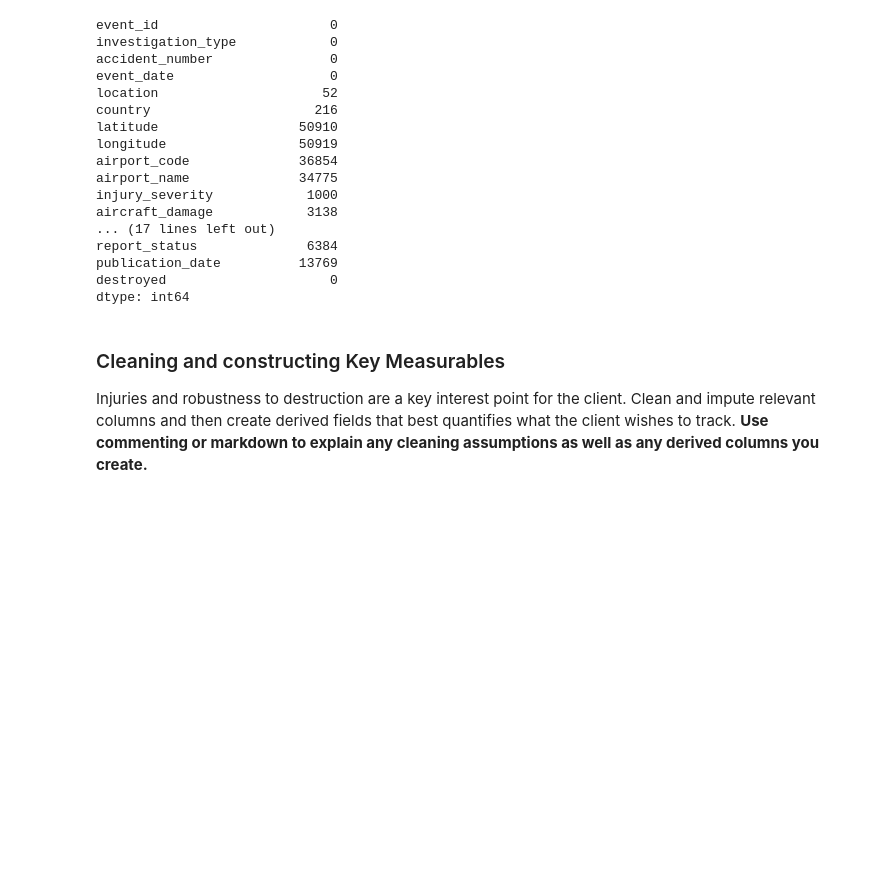
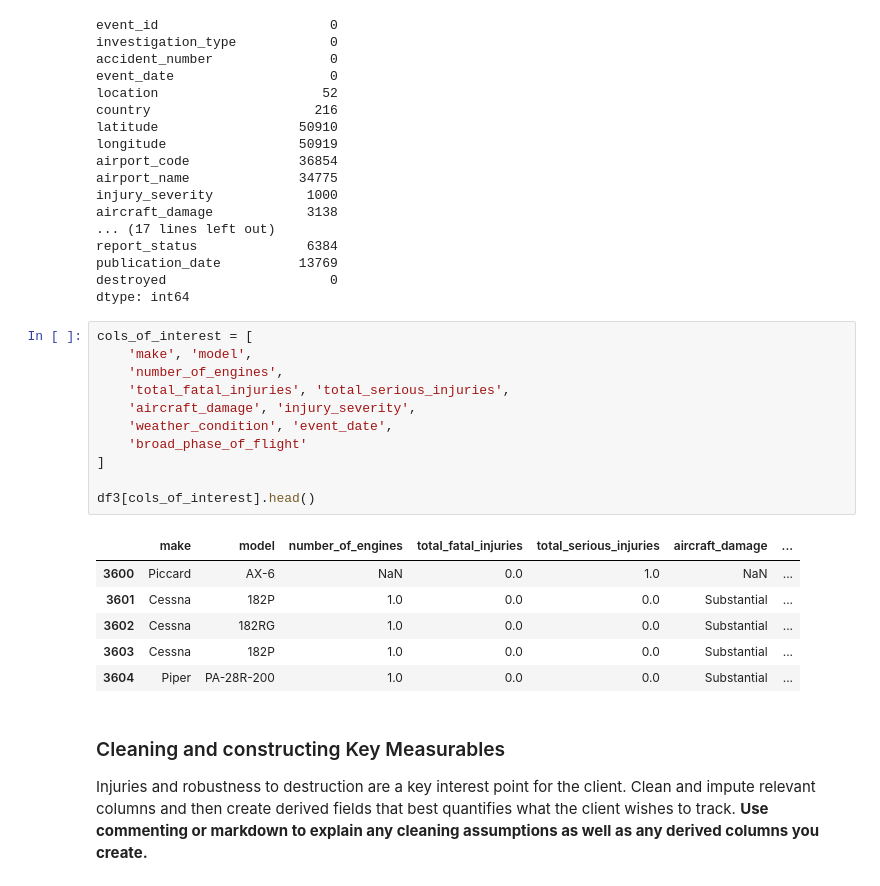
Before and after one commit to nelly-mbatha/Mod2_Summative_Lab, a Jupyter notebook: Aviation_Accidents_Cleaning.ipynb, the cells around one changed output. Cells and saved outputs as stored; diff of their text form; blank space fills up the shorter version.

```diff
--- a/Aviation_Accidents_Cleaning.ipynb
+++ b/Aviation_Accidents_Cleaning.ipynb
@@ -348,6 +348,24 @@ report_status              6384
 publication_date          13769
 destroyed                     0
 dtype: int64
+# %%
+cols_of_interest = [
+    'make', 'model',
+    'number_of_engines',
+    'total_fatal_injuries', 'total_serious_injuries',
+    'aircraft_damage', 'injury_severity',
+    'weather_condition', 'event_date',
+    'broad_phase_of_flight'
+]
+
+df3[cols_of_interest].head()
+# %% [output]
+|  | make | model | number_of_engines | total_fatal_injuries | total_serious_injuries | aircraft_damage | ... |
+| 3600 | Piccard | AX-6 | NaN | 0.0 | 1.0 | NaN | ... |
+| 3601 | Cessna | 182P | 1.0 | 0.0 | 0.0 | Substantial | ... |
+| 3602 | Cessna | 182RG | 1.0 | 0.0 | 0.0 | Substantial | ... |
+| 3603 | Cessna | 182P | 1.0 | 0.0 | 0.0 | Substantial | ... |
+| 3604 | Piper | PA-28R-200 | 1.0 | 0.0 | 0.0 | Substantial | ... |
 # %% [markdown]
 ### Cleaning and constructing Key Measurables
 
```
Also changed, not shown: parts of 5 cells of this notebook.
